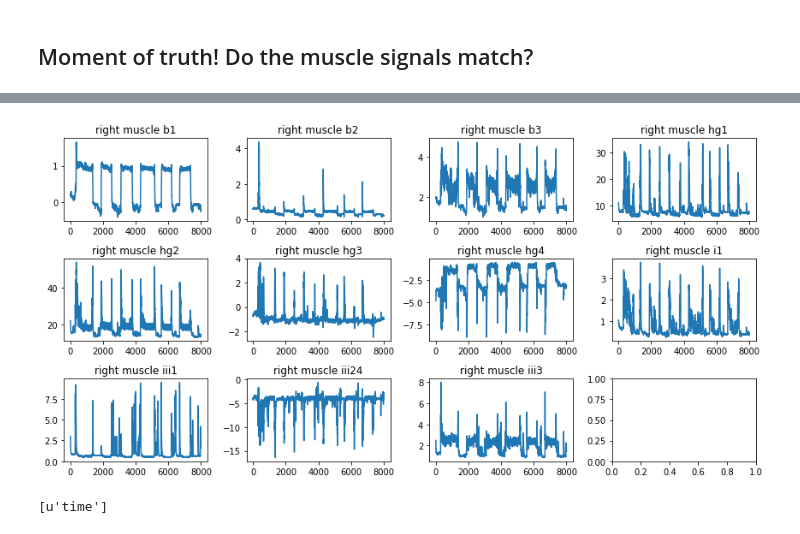
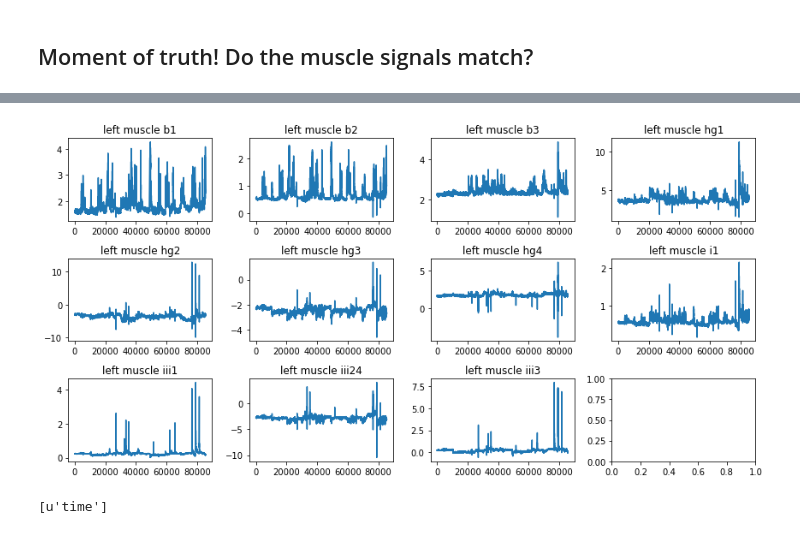
Before and after one commit to samcwhitehead/planotaxis, a Jupyter notebook: scratch/quick_compare_extraction_method.ipynb, the cells around one changed output, grey strips where cells are left out. Drawn from its saved outputs; the diff is of its cells as text; code cells hidden in the pictures.

```diff
--- a/scratch/quick_compare_extraction_method.ipynb
+++ b/scratch/quick_compare_extraction_method.ipynb
@@ -14,8 +14,8 @@ import matplotlib.pyplot as plt
 # %%
 # NB: to make things easy, flies 18 and 19 originate from the same data, but 18 is "my" method and 19 is Thad's
 root_path = '/media/sam/SamData/FlyDB'
-my_folder = 'Fly0054'  # 'Fly0025/code_results/attempt_01' # 'Fly0024/code_results'
-thad_folder = 'Fly0054/backup/viewer_analysis'  #  'Fly0025/gui_results' # 'Fly0024/gui_results/attempt_02_original_gui'
+my_folder = 'Fly0059/backup (from GUI)'  # 'Fly0025/code_results/attempt_01' # 'Fly0024/code_results'
+thad_folder = 'Fly0059/backup (from script)'  #  'Fly0025/gui_results' # 'Fly0024/gui_results/attempt_02_original_gui'
 
 my_path = os.path.join(root_path, my_folder)
 thad_path = os.path.join(root_path, thad_folder)
@@ -190,9 +192,9 @@ def plot_muscle_grid(model_fits, side=None):
 
     plt.tight_layout()
 # %%
-plot_muscle_grid(my_dict, side='right')
+plot_muscle_grid(my_dict, side='left')
 # %% [output]
-[figure, old version]
+[figure, new version]
 # %%
 # temp -- check image timing
 img_path = os.path.join(my_path, 'ca_cam_right.hdf5')
```
Also changed, not shown: parts of 3 cells of this notebook, 2 other files.
